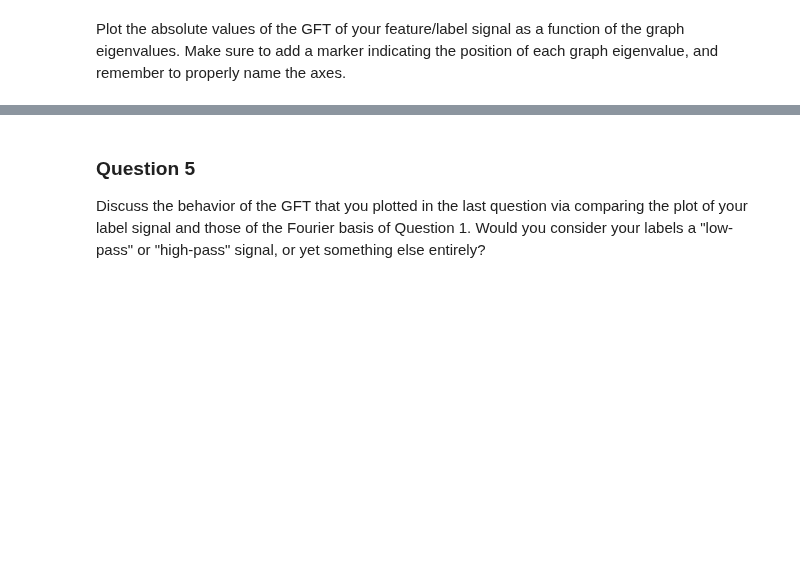
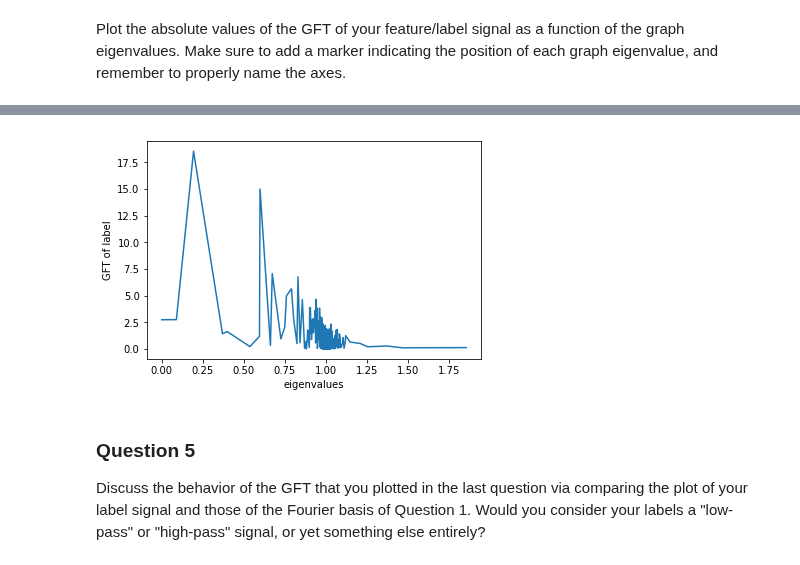
Before and after one commit to senakicir/ntds_project, a Jupyter notebook: 4_graph_signal_processing.ipynb, the cells around one changed output, grey strips where cells are left out. Cells and saved outputs as stored; diff of their text form; code cells hidden in the pictures; blank space fills up the shorter version.

```diff
--- a/4_graph_signal_processing.ipynb
+++ b/4_graph_signal_processing.ipynb
@@ -224,3 +205,15 @@ Plot the absolute values of the GFT of your feature/label signal as a function o
+# %%
+# Your code here.
+gft_of_labels = np.abs(GFT(labels))
+
+fig = plt.figure()
+plt.plot(e, gft_of_labels)
+plt.xlabel("eigenvalues")
+plt.ylabel("GFT of label")
+plt.show()
+plt.close(fig)
+# %% [output]
+[figure, added]
 # %% [markdown]
 ### Question 5
 
```
Also changed, not shown: parts of 3 cells of this notebook.
